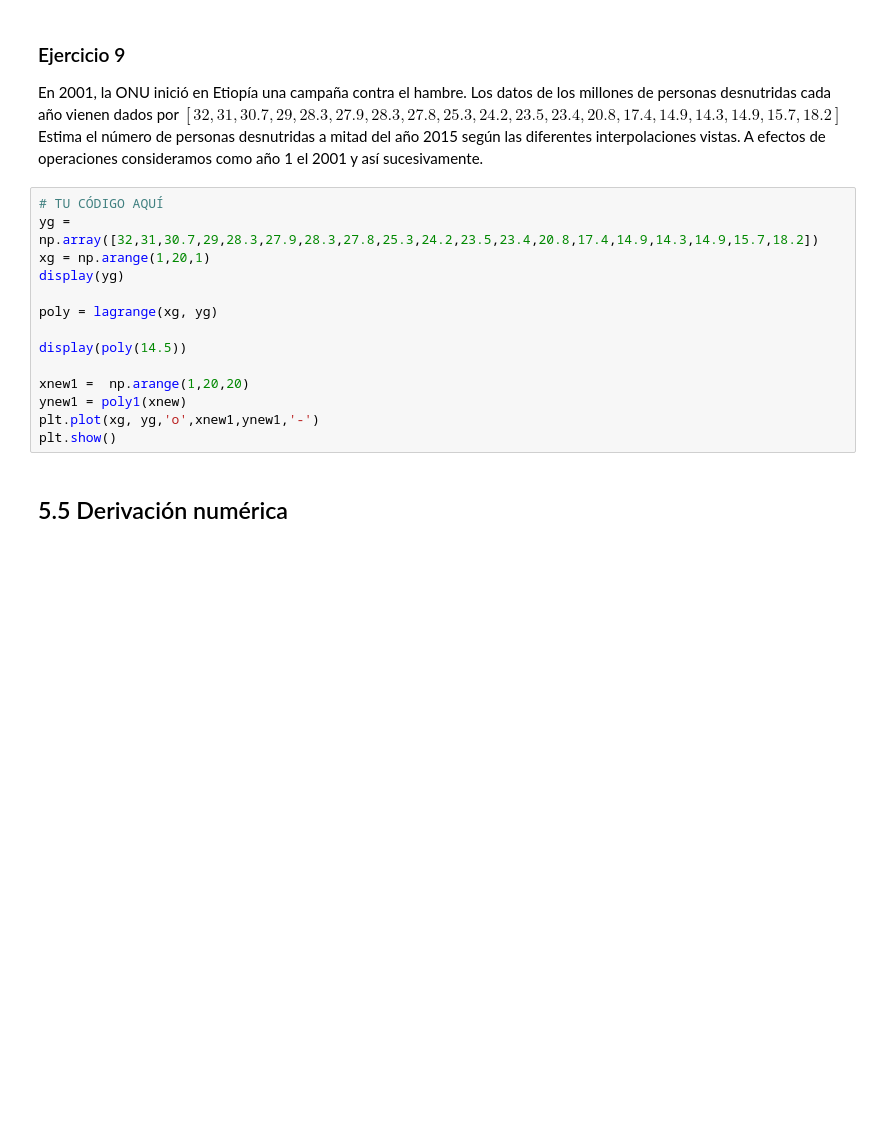
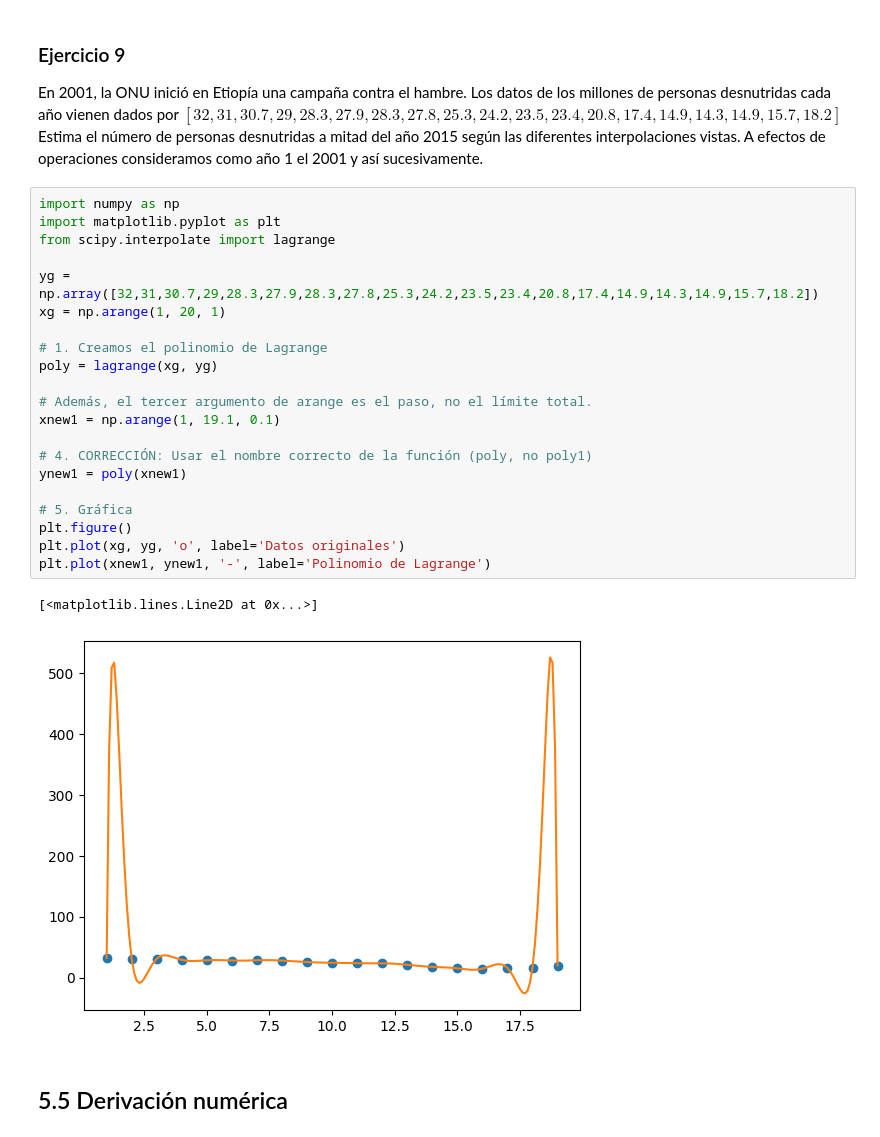
Before and after one commit to PabloFl07/GIA25-29, a Jupyter notebook: CAN/Practicas/Practica5.ipynb, the cells around one changed output. Saved outputs shown, nothing was run; the diff lists cells and outputs as text; blank space fills up the shorter version.

```diff
--- a/CAN/Practicas/Practica5.ipynb
+++ b/CAN/Practicas/Practica5.ipynb
@@ -387,19 +401,29 @@ En 2001, la ONU inició en Etiopía una campaña contra el hambre. Los datos de
 $[32,31,30.7,29,28.3,27.9,28.3,27.8,25.3,24.2,23.5,23.4,20.8,17.4,14.9,14.3,14.9,15.7,18.2]$
 Estima el número de personas desnutridas a mitad del año 2015 según las diferentes interpolaciones vistas. A efectos de  operaciones consideramos como año 1 el 2001 y así sucesivamente.
 # %%
-# TU CÓDIGO AQUÍ
+import numpy as np
+import matplotlib.pyplot as plt
+from scipy.interpolate import lagrange
+
 yg = np.array([32,31,30.7,29,28.3,27.9,28.3,27.8,25.3,24.2,23.5,23.4,20.8,17.4,14.9,14.3,14.9,15.7,18.2])
-xg = np.arange(1,20,1)
-display(yg)
+xg = np.arange(1, 20, 1)
 
+# 1. Creamos el polinomio de Lagrange
 poly = lagrange(xg, yg)
 
-display(poly(14.5))
+# Además, el tercer argumento de arange es el paso, no el límite total.
+xnew1 = np.arange(1, 19.1, 0.1)
 
-xnew1 =  np.arange(1,20,20)
-ynew1 = poly1(xnew)
-plt.plot(xg, yg,'o',xnew1,ynew1,'-')
-plt.show()
+# 4. CORRECCIÓN: Usar el nombre correcto de la función (poly, no poly1)
+ynew1 = poly(xnew1)
+
+# 5. Gráfica
+plt.figure()
+plt.plot(xg, yg, 'o', label='Datos originales')
+plt.plot(xnew1, ynew1, '-', label='Polinomio de Lagrange')
+# %% [output]
+[<matplotlib.lines.Line2D at 0x...>]
+[figure, added]
 # %% [markdown]
 ## 5.5 Derivación numérica ##
 # %% [markdown]
```
Also changed, not shown: parts of 5 cells of this notebook, 2 other files.
